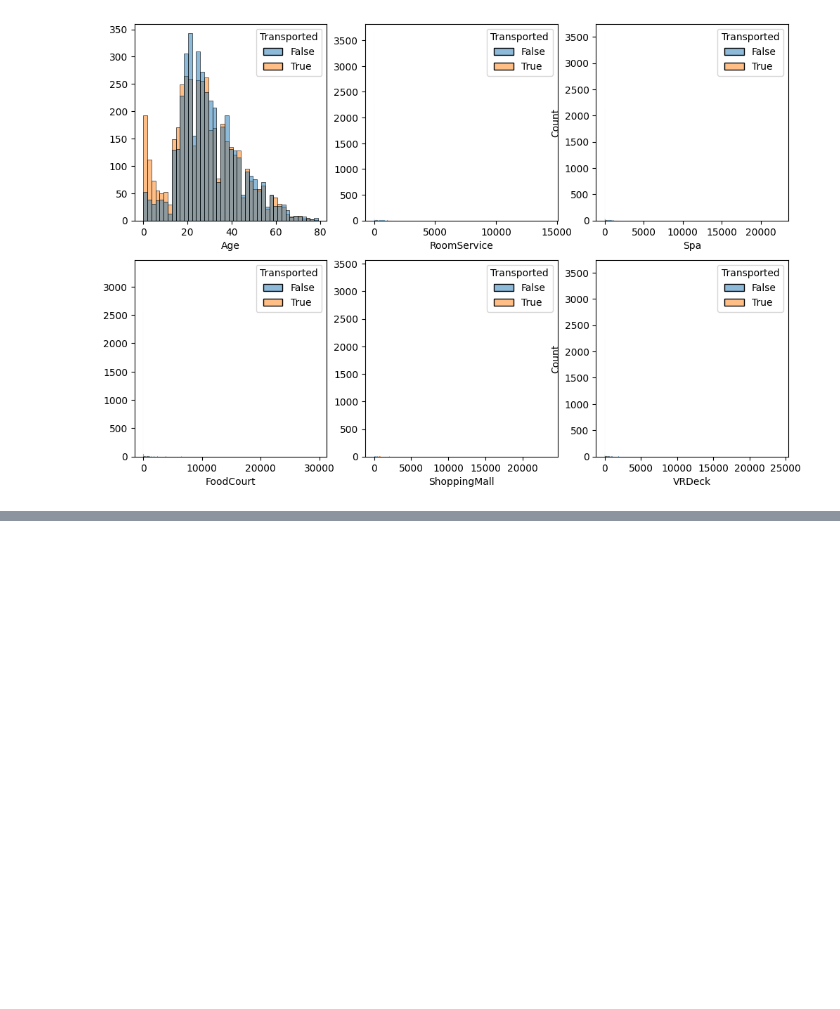
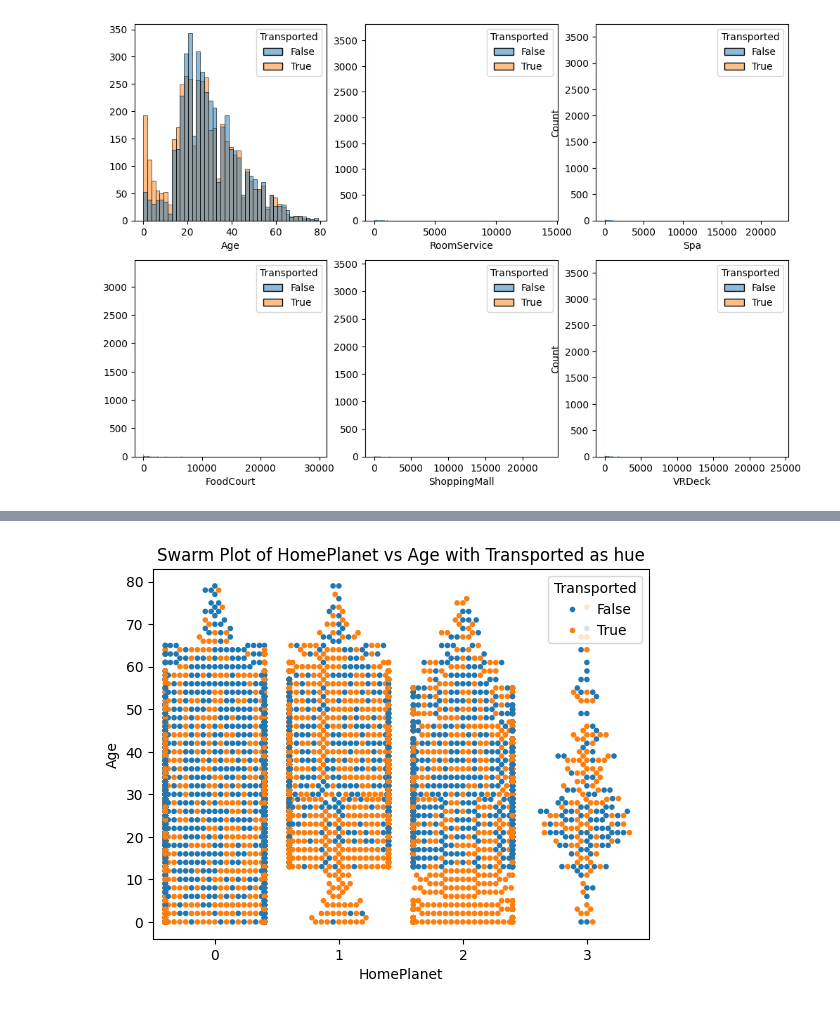
Before and after one commit to 7PAM2015-0509-23-Group7/Kaggle-Challenge, a Jupyter notebook: Kaggle_Challenge_notebook.ipynb, the cells around one changed output, grey strips where cells are left out. Saved outputs shown, nothing was run; the diff lists cells and outputs as text; code cells hidden in the pictures; blank space fills up the shorter version.

```diff
--- a/Kaggle_Challenge_notebook.ipynb
+++ b/Kaggle_Challenge_notebook.ipynb
@@ -316,3 +317,10 @@ plt.show()
 [figure]
 [figure]
 [figure]
+# %%
+# [Makeing a swarm plot of sex versus age, with the points coloured by the target variable (Transported).]
+sns.swarmplot(x='HomePlanet', y='Age', hue='Transported', data=train, size=4)
+plt.title('Swarm Plot of HomePlanet vs Age with Transported as hue')
+plt.show()
+# %% [output]
+[figure, added]
```
Also changed, not shown: parts of 5 cells of this notebook.
